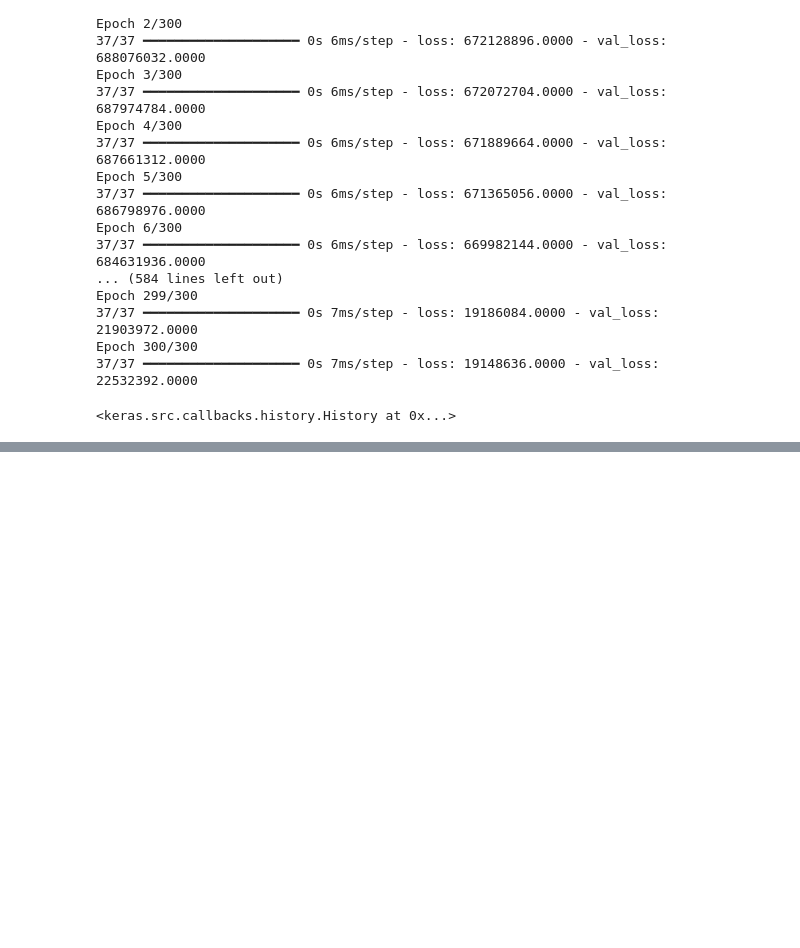
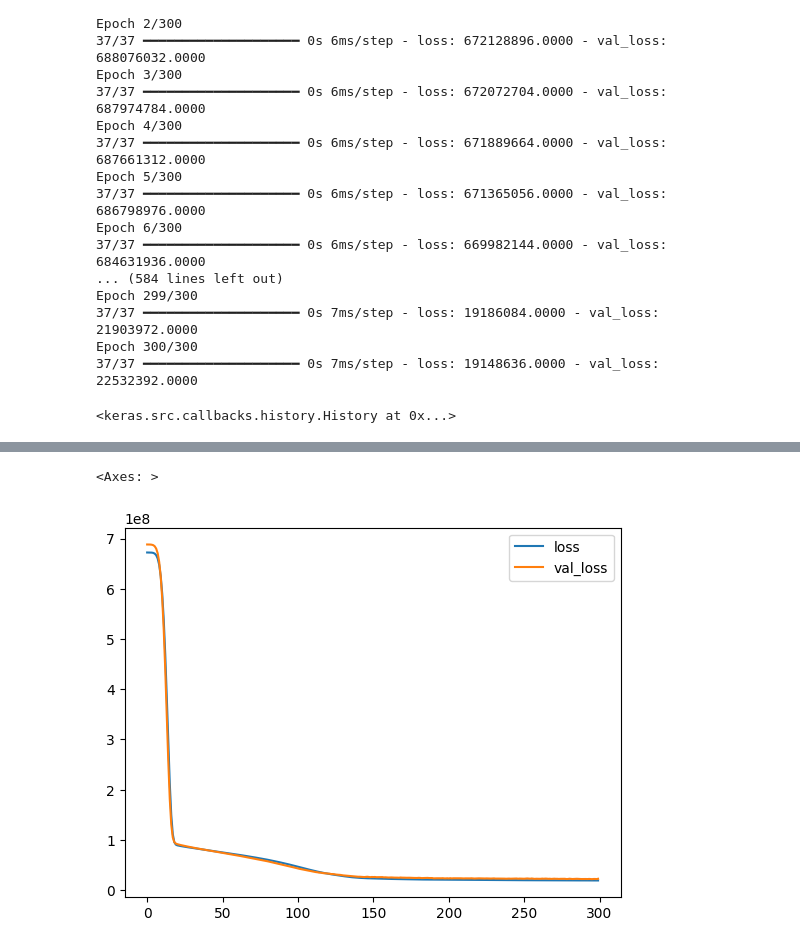
Before and after one commit to can-ozyasar/Veri-Bilimi-icin-Python-ve-tensorflow_BTK, a Jupyter notebook: Tensorflow/8.14_Araba Fiyat analizi/arabaAnalizi.ipynb, the cells around one changed output, grey strips where cells are left out. Cells and saved outputs as stored; diff of their text form; code cells hidden in the pictures; blank space fills up the shorter version.

Commit message:
modele tahmin yaptırma işlemi gerçekleştirildi

```diff
--- a/Tensorflow/8.14_Araba Fiyat analizi/arabaAnalizi.ipynb
+++ b/Tensorflow/8.14_Araba Fiyat analizi/arabaAnalizi.ipynb
@@ -360,0 +363,2 @@ Epoch 300/300
+# %%
+kayipverisi=pd.DataFrame(model.history.history)
@@ -360,0 +374,5 @@ Epoch 300/300
+# %%
+kayipverisi.plot()
+# %% [output]
+<Axes: >
+[figure, added]
```
Also changed, not shown: parts of 14 cells of this notebook.
